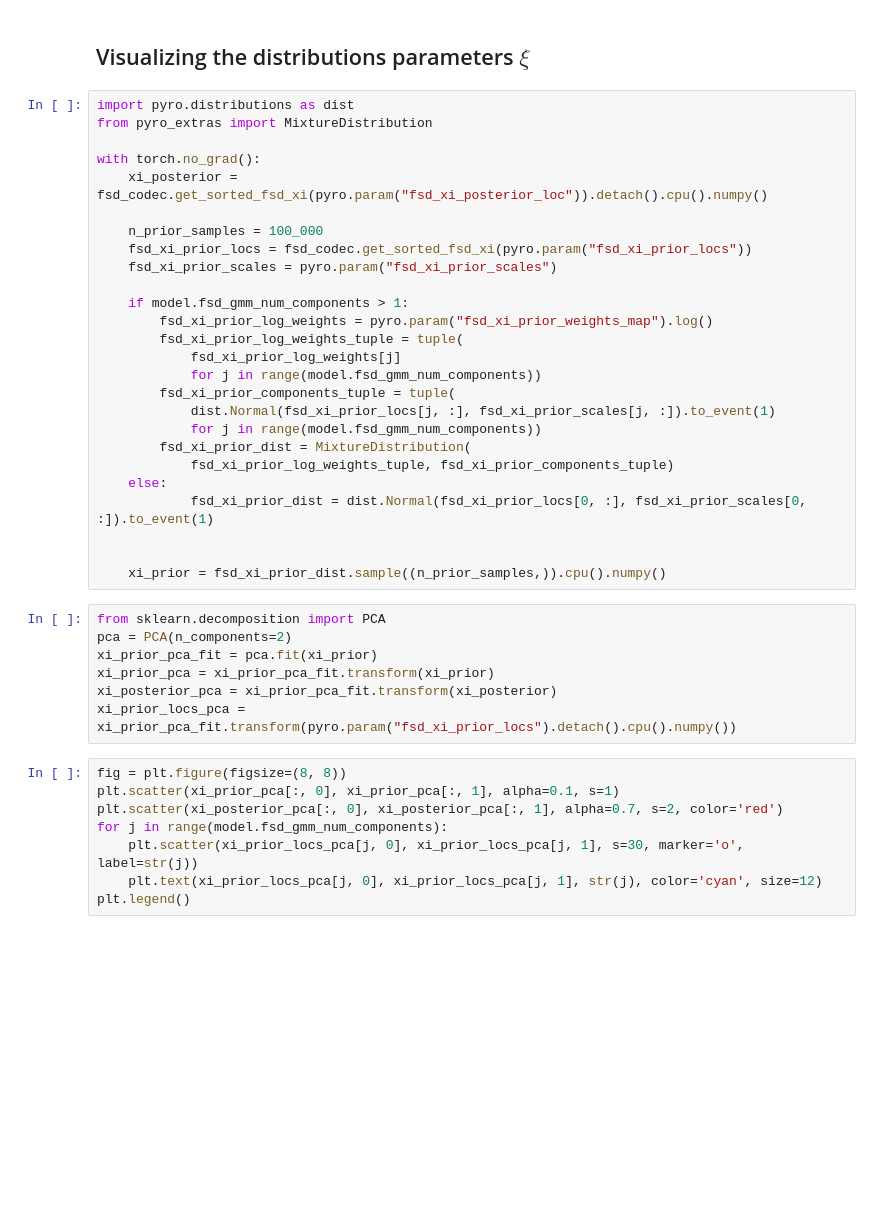
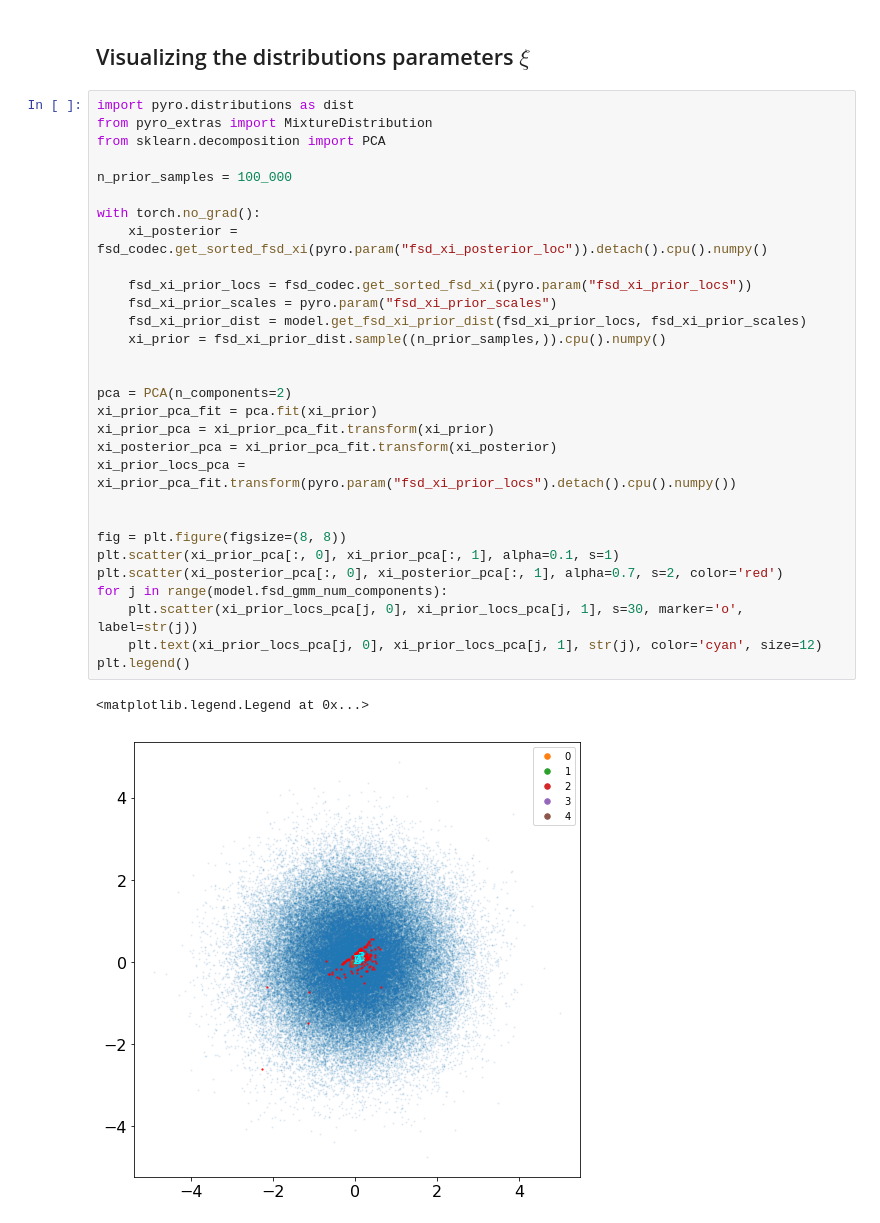
Before and after one commit to broadinstitute/CellBender, a Jupyter notebook: proto/chimera/notebooks/sc_fsd_mixture_model.ipynb, the cells around one changed output. Cells and saved outputs as stored; diff of their text form; blank space fills up the shorter version.

```diff
--- a/proto/chimera/notebooks/sc_fsd_mixture_model.ipynb
+++ b/proto/chimera/notebooks/sc_fsd_mixture_model.ipynb
@@ -769,46 +665,38 @@ np.save(cell_barcodes_output_path, cell_barcodes)
 # %% [markdown]
 ## Visualizing the distributions parameters $\xi$
-# %%
-import pyro.distributions as dist
-from pyro_extras import MixtureDistribution
-
-with torch.no_grad():
-    xi_posterior = fsd_codec.get_sorted_fsd_xi(pyro.param("fsd_xi_posterior_loc")).detach().cpu().numpy()
-
-    n_prior_samples = 100_000
-    fsd_xi_prior_locs = fsd_codec.get_sorted_fsd_xi(pyro.param("fsd_xi_prior_locs"))
-    fsd_xi_prior_scales = pyro.param("fsd_xi_prior_scales")
-
-    if model.fsd_gmm_num_components > 1:
-        fsd_xi_prior_log_weights = pyro.param("fsd_xi_prior_weights_map").log()
-        fsd_xi_prior_log_weights_tuple = tuple(
-            fsd_xi_prior_log_weights[j]
-            for j in range(model.fsd_gmm_num_components))
-        fsd_xi_prior_components_tuple = tuple(
-            dist.Normal(fsd_xi_prior_locs[j, :], fsd_xi_prior_scales[j, :]).to_event(1)
-            for j in range(model.fsd_gmm_num_components))
-        fsd_xi_prior_dist = MixtureDistribution(
-            fsd_xi_prior_log_weights_tuple, fsd_xi_prior_components_tuple)
-    else:
-            fsd_xi_prior_dist = dist.Normal(fsd_xi_prior_locs[0, :], fsd_xi_prior_scales[0, :]).to_event(1)
-
-
-    xi_prior = fsd_xi_prior_dist.sample((n_prior_samples,)).cpu().numpy()
-# %%
-from sklearn.decomposition import PCA
-pca = PCA(n_components=2)
-xi_prior_pca_fit = pca.fit(xi_prior)
-xi_prior_pca = xi_prior_pca_fit.transform(xi_prior)
-xi_posterior_pca = xi_prior_pca_fit.transform(xi_posterior)
-xi_prior_locs_pca = xi_prior_pca_fit.transform(pyro.param("fsd_xi_prior_locs").detach().cpu().numpy())
 # %%
+import pyro.distributions as dist
+from pyro_extras import MixtureDistribution
+from sklearn.decomposition import PCA
+
+n_prior_samples = 100_000
+
+with torch.no_grad():
+    xi_posterior = fsd_codec.get_sorted_fsd_xi(pyro.param("fsd_xi_posterior_loc")).detach().cpu().numpy()
+
+    fsd_xi_prior_locs = fsd_codec.get_sorted_fsd_xi(pyro.param("fsd_xi_prior_locs"))
+    fsd_xi_prior_scales = pyro.param("fsd_xi_prior_scales")
+    fsd_xi_prior_dist = model.get_fsd_xi_prior_dist(fsd_xi_prior_locs, fsd_xi_prior_scales)
+    xi_prior = fsd_xi_prior_dist.sample((n_prior_samples,)).cpu().numpy()
+
+
+pca = PCA(n_components=2)
+xi_prior_pca_fit = pca.fit(xi_prior)
+xi_prior_pca = xi_prior_pca_fit.transform(xi_prior)
+xi_posterior_pca = xi_prior_pca_fit.transform(xi_posterior)
+xi_prior_locs_pca = xi_prior_pca_fit.transform(pyro.param("fsd_xi_prior_locs").detach().cpu().numpy())
+
+
 fig = plt.figure(figsize=(8, 8))
 plt.scatter(xi_prior_pca[:, 0], xi_prior_pca[:, 1], alpha=0.1, s=1)
 plt.scatter(xi_posterior_pca[:, 0], xi_posterior_pca[:, 1], alpha=0.7, s=2, color='red')
 for j in range(model.fsd_gmm_num_components):
     plt.scatter(xi_prior_locs_pca[j, 0], xi_prior_locs_pca[j, 1], s=30, marker='o', label=str(j))
     plt.text(xi_prior_locs_pca[j, 0], xi_prior_locs_pca[j, 1], str(j), color='cyan', size=12)
 plt.legend()
+# %% [output]
+<matplotlib.legend.Legend at 0x...>
+[figure, added]
 # %%
 fig = plt.figure()
 
```
Also changed, not shown: parts of 33 cells of this notebook.
